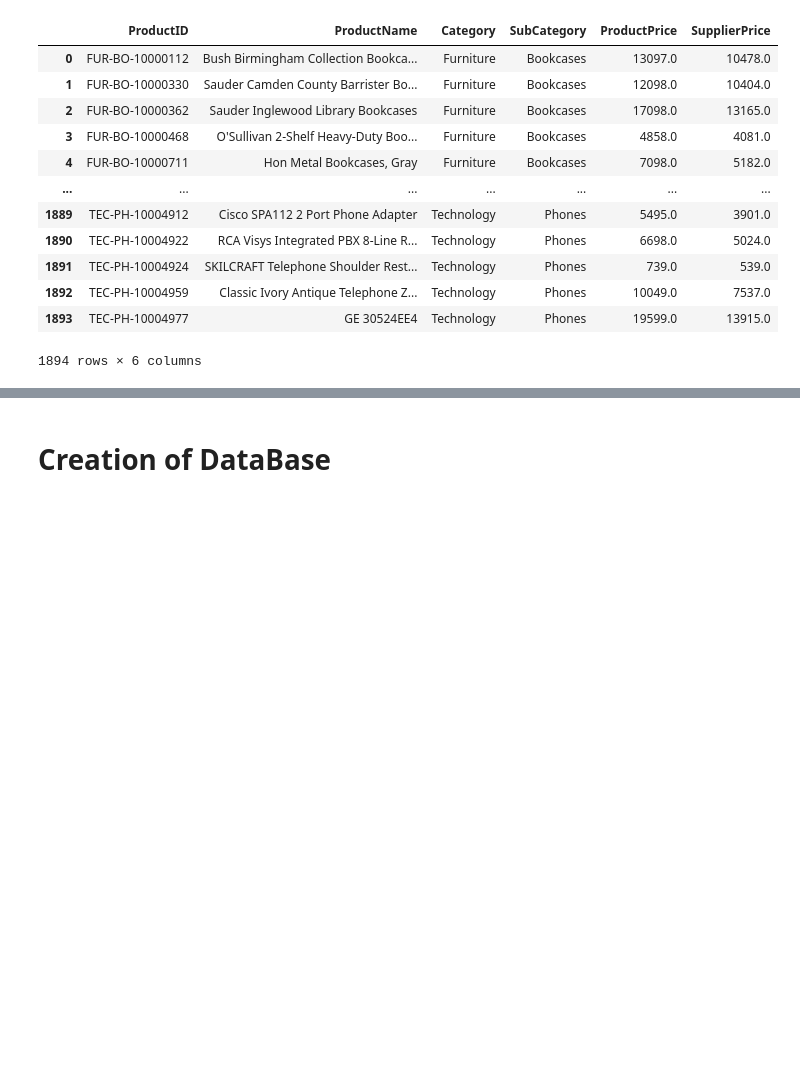
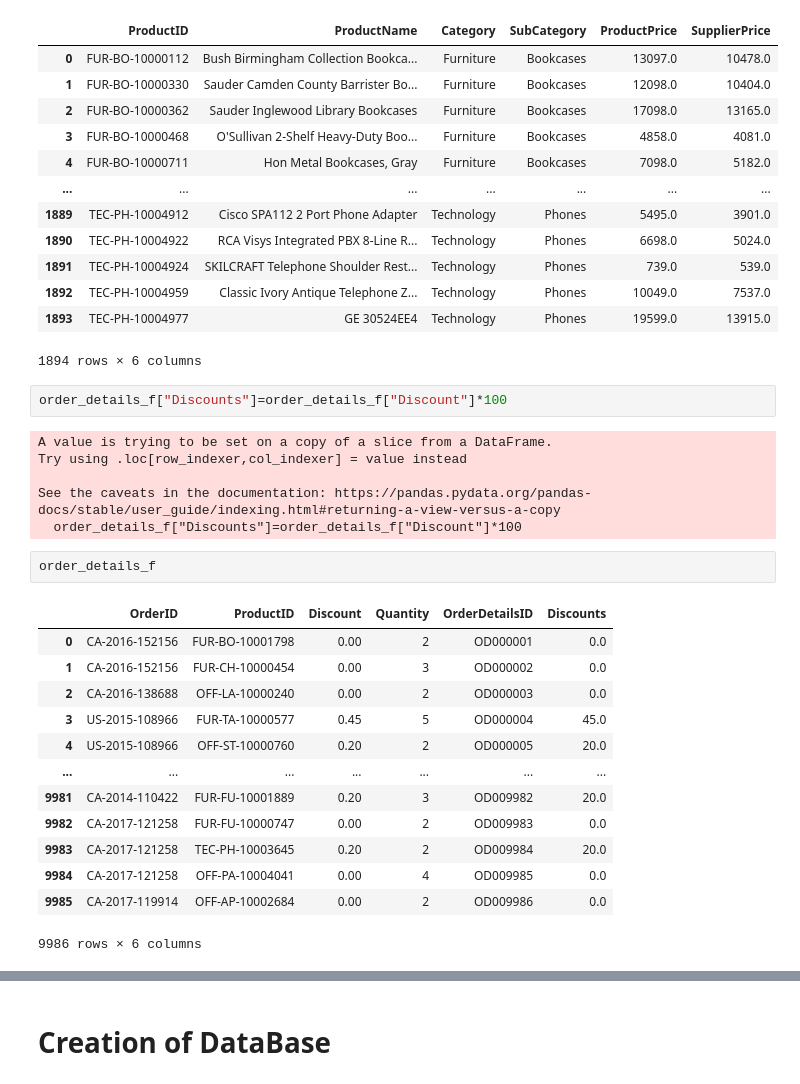
Before and after one commit to Godwin-Oti/E.Commerce, a Jupyter notebook: Superstore_DATA_CONVERSION.ipynb, the cells around one changed output, grey strips where cells are left out. Saved outputs shown, nothing was run; the diff lists cells and outputs as text; blank space fills up the shorter version.

```diff
--- a/Superstore_DATA_CONVERSION.ipynb
+++ b/Superstore_DATA_CONVERSION.ipynb
@@ -466,6 +489,30 @@ products
 | 1892 | TEC-PH-10004959 | Classic Ivory Antique Telephone Z... | Technology | Phones | 10049.0 | 7537.0 |
 | 1893 | TEC-PH-10004977 | GE 30524EE4 | Technology | Phones | 19599.0 | 13915.0 |
 1894 rows × 6 columns
+# %%
+order_details_f["Discounts"]=order_details_f["Discount"]*100
+# %% [output]
+A value is trying to be set on a copy of a slice from a DataFrame.
+Try using .loc[row_indexer,col_indexer] = value instead
+
+See the caveats in the documentation: https://pandas.pydata.org/pandas-docs/stable/user_guide/indexing.html#returning-a-view-versus-a-copy
+  order_details_f["Discounts"]=order_details_f["Discount"]*100
+# %%
+order_details_f
+# %% [output]
+|  | OrderID | ProductID | Discount | Quantity | OrderDetailsID | Discounts |
+| 0 | CA-2016-152156 | FUR-BO-10001798 | 0.00 | 2 | OD000001 | 0.0 |
+| 1 | CA-2016-152156 | FUR-CH-10000454 | 0.00 | 3 | OD000002 | 0.0 |
+| 2 | CA-2016-138688 | OFF-LA-10000240 | 0.00 | 2 | OD000003 | 0.0 |
+| 3 | US-2015-108966 | FUR-TA-10000577 | 0.45 | 5 | OD000004 | 45.0 |
+| 4 | US-2015-108966 | OFF-ST-10000760 | 0.20 | 2 | OD000005 | 20.0 |
+| ... | ... | ... | ... | ... | ... | ... |
+| 9981 | CA-2014-110422 | FUR-FU-10001889 | 0.20 | 3 | OD009982 | 20.0 |
+| 9982 | CA-2017-121258 | FUR-FU-10000747 | 0.00 | 2 | OD009983 | 0.0 |
+| 9983 | CA-2017-121258 | TEC-PH-10003645 | 0.20 | 2 | OD009984 | 20.0 |
+| 9984 | CA-2017-121258 | OFF-PA-10004041 | 0.00 | 4 | OD009985 | 0.0 |
+| 9985 | CA-2017-119914 | OFF-AP-10002684 | 0.00 | 2 | OD009986 | 0.0 |
+9986 rows × 6 columns
 # %%
 ## Order_details
 
```
Also changed, not shown: parts of 3 cells of this notebook, 2 other files.
